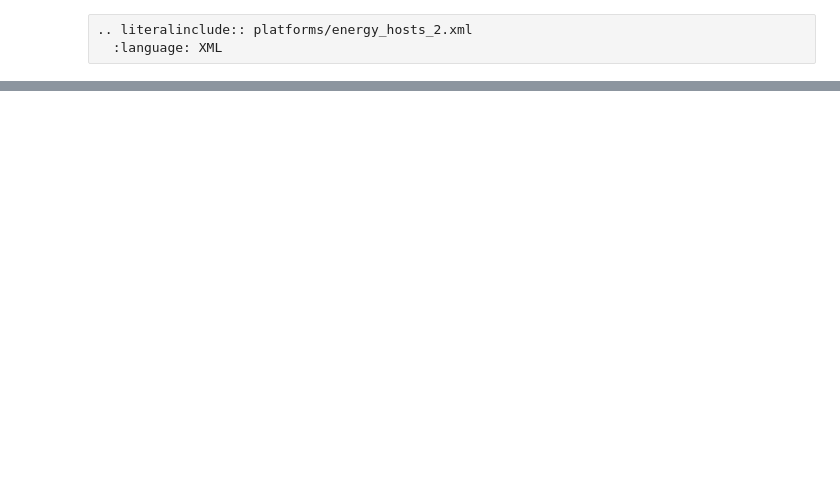
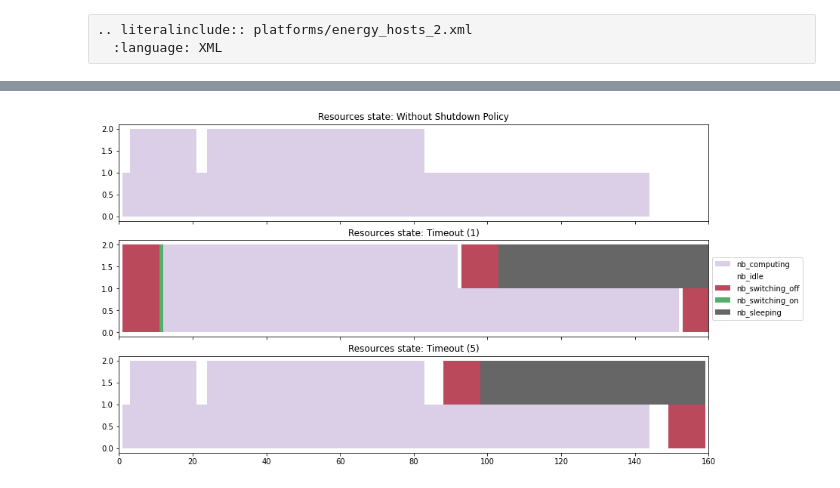
Before and after one commit to lccasagrande/batsim-py, a Jupyter notebook: docs/source/tutorials/shutdown.ipynb, the cells around one changed output, grey strips where cells are left out. Saved outputs shown, nothing was run; the diff lists cells and outputs as text; code cells hidden in the pictures; blank space fills up the shorter version.

Commit message:
Update docs to include shutdown example.

```diff
--- a/docs/source/tutorials/shutdown.ipynb
+++ b/docs/source/tutorials/shutdown.ipynb
@@ -77,0 +190,21 @@ To fully understand the workload format, you're encouraged to read the great [Ba
+# %%
+from evalys.mstates import MachineStatesChanges
+from evalys.visu.legacy import plot_mstates
+
+# Convert monitors to dataframes
+none, t_1, t_5 = host_none.to_dataframe(), host_t1.to_dataframe(), host_t5.to_dataframe()
+
+# Plot
+_, ax_list = plt.subplots(3, 1, sharex=True, sharey=False, figsize=(14, 8))
+plot_mstates(none, ax=ax_list[0], title="Resources state: Without Shutdown Policy")
+plot_mstates(t_1, ax=ax_list[1], title="Resources state: Timeout (1)")
+ax_list[1].legend(loc='center left', bbox_to_anchor=(1, 0.5))
+plot_mstates(t_5, ax=ax_list[2], title="Resources state: Timeout (5)")
+
+
+
+# Show
+plt.xlim(xmin=0, xmax=160)
+plt.show()
+# %% [output]
+[figure, added]
```
Also changed, not shown: parts of 34 cells of this notebook, 7 other files.
